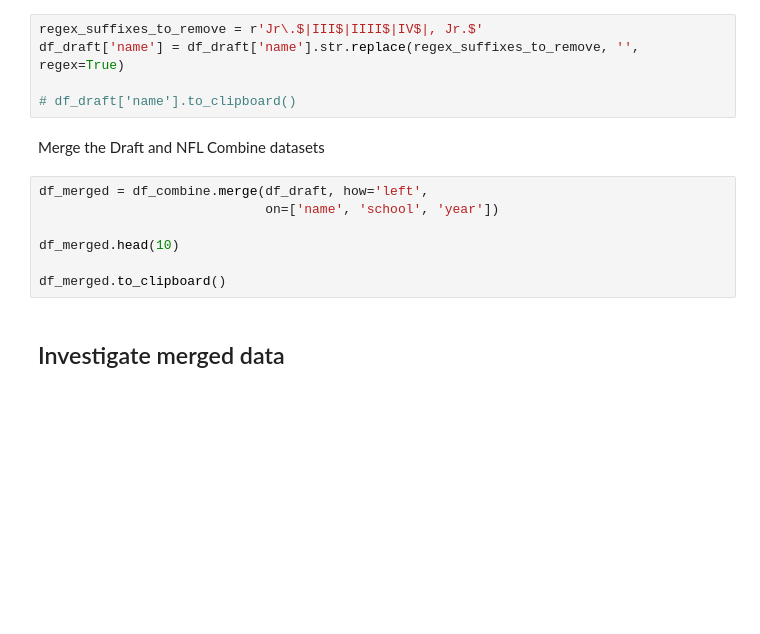
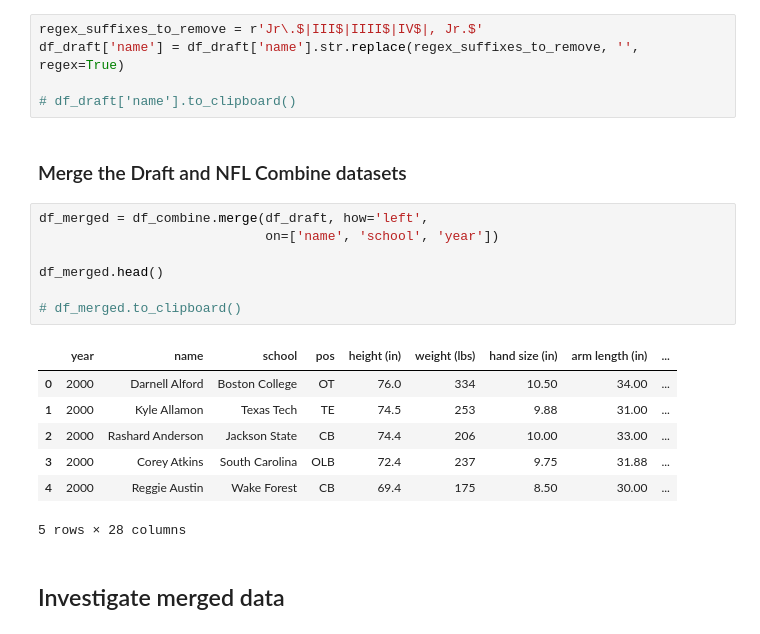
Before and after one commit to hollberg/nfl_combine_draft, a Jupyter notebook: jupy_clean.ipynb, the cells around one changed output. Saved outputs shown, nothing was run; the diff lists cells and outputs as text; blank space fills up the shorter version.

```diff
--- a/jupy_clean.ipynb
+++ b/jupy_clean.ipynb
@@ -264,14 +269,22 @@ df_draft['name'] = df_draft['name'].str.replace(regex_suffixes_to_remove, '', re
 
 # df_draft['name'].to_clipboard()
 # %% [markdown]
-Merge the Draft and NFL Combine datasets
+### Merge the Draft and NFL Combine datasets
 # %%
 df_merged = df_combine.merge(df_draft, how='left',
                              on=['name', 'school', 'year'])
 
-df_merged.head(10)
+df_merged.head()
 
-df_merged.to_clipboard()
+# df_merged.to_clipboard()
+# %% [output]
+|  | year | name | school | pos | height (in) | weight (lbs) | hand size (in) | arm length (in) | ... |
+| 0 | 2000 | Darnell Alford | Boston College | OT | 76.0 | 334 | 10.50 | 34.00 | ... |
+| 1 | 2000 | Kyle Allamon | Texas Tech | TE | 74.5 | 253 | 9.88 | 31.00 | ... |
+| 2 | 2000 | Rashard Anderson | Jackson State | CB | 74.4 | 206 | 10.00 | 33.00 | ... |
+| 3 | 2000 | Corey Atkins | South Carolina | OLB | 72.4 | 237 | 9.75 | 31.88 | ... |
+| 4 | 2000 | Reggie Austin | Wake Forest | CB | 69.4 | 175 | 8.50 | 30.00 | ... |
+5 rows × 28 columns
 # %% [markdown]
 ## Investigate merged data
 # %%
```
Also changed, not shown: parts of 13 cells of this notebook.
